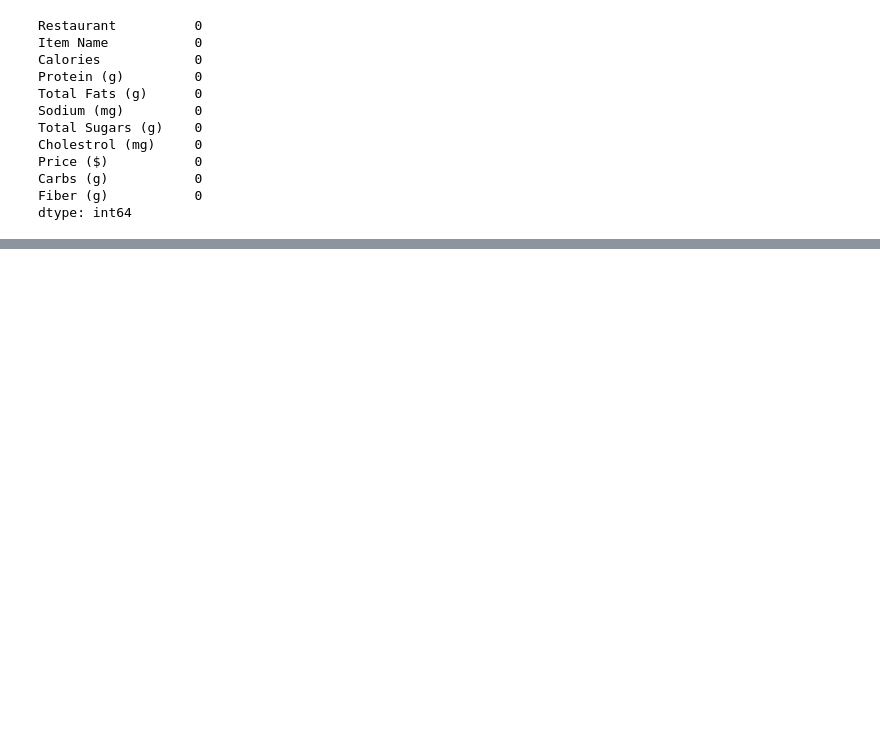
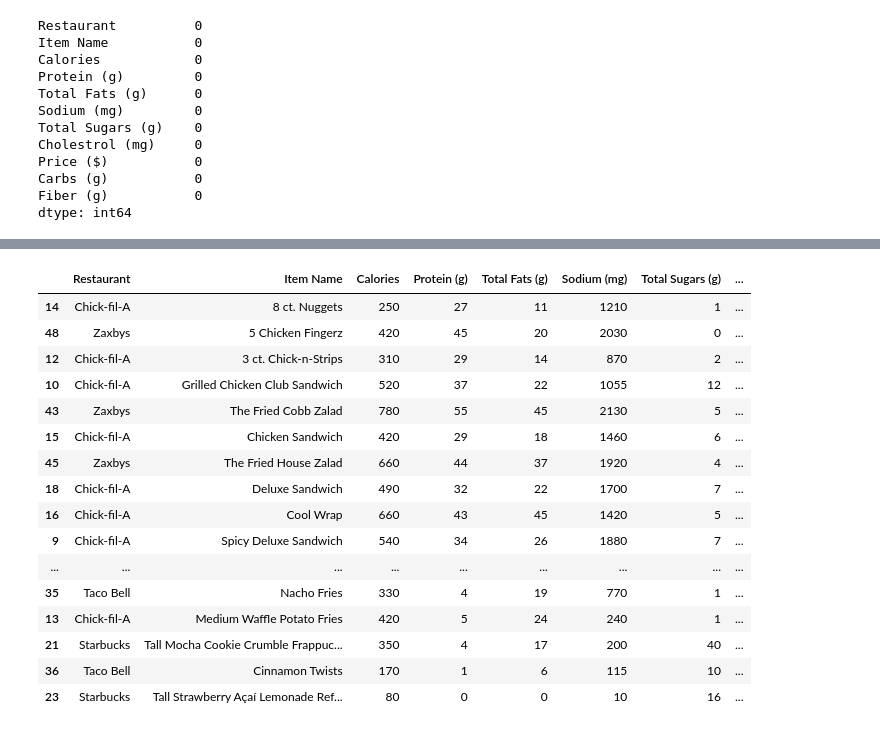
Before and after one commit to Mikayla-ds2/fast-food-macros, a Jupyter notebook: fast food workbook.ipynb, the cells around one changed output, grey strips where cells are left out. Cells and saved outputs as stored; diff of their text form; code cells hidden in the pictures; blank space fills up the shorter version.

```diff
--- a/fast food workbook.ipynb
+++ b/fast food workbook.ipynb
@@ -66,0 +170,22 @@ df.
+# %%
+df['Protein_per_Calorie'] = df['Protein (g)'] / df['Calories ']
+# %%
+df.sort_values(['Protein_per_Calorie'], ascending=False)
+# %% [output]
+|  | Restaurant | Item Name | Calories | Protein (g) | Total Fats (g) | Sodium (mg) | Total Sugars (g) | ... |
+| 14 | Chick-fil-A | 8 ct. Nuggets | 250 | 27 | 11 | 1210 | 1 | ... |
+| 48 | Zaxbys | 5 Chicken Fingerz | 420 | 45 | 20 | 2030 | 0 | ... |
+| 12 | Chick-fil-A | 3 ct. Chick-n-Strips | 310 | 29 | 14 | 870 | 2 | ... |
+| 10 | Chick-fil-A | Grilled Chicken Club Sandwich | 520 | 37 | 22 | 1055 | 12 | ... |
+| 43 | Zaxbys | The Fried Cobb Zalad | 780 | 55 | 45 | 2130 | 5 | ... |
+| 15 | Chick-fil-A | Chicken Sandwich | 420 | 29 | 18 | 1460 | 6 | ... |
+| 45 | Zaxbys | The Fried House Zalad | 660 | 44 | 37 | 1920 | 4 | ... |
+| 18 | Chick-fil-A | Deluxe Sandwich | 490 | 32 | 22 | 1700 | 7 | ... |
+| 16 | Chick-fil-A | Cool Wrap | 660 | 43 | 45 | 1420 | 5 | ... |
+| 9 | Chick-fil-A | Spicy Deluxe Sandwich | 540 | 34 | 26 | 1880 | 7 | ... |
+| ... | ... | ... | ... | ... | ... | ... | ... | ... |
+| 35 | Taco Bell | Nacho Fries | 330 | 4 | 19 | 770 | 1 | ... |
+| 13 | Chick-fil-A | Medium Waffle Potato Fries | 420 | 5 | 24 | 240 | 1 | ... |
+| 21 | Starbucks | Tall Mocha Cookie Crumble Frappuc... | 350 | 4 | 17 | 200 | 40 | ... |
+| 36 | Taco Bell | Cinnamon Twists | 170 | 1 | 6 | 115 | 10 | ... |
+| 23 | Starbucks | Tall Strawberry Açaí Lemonade Ref... | 80 | 0 | 0 | 10 | 16 | ... |
```
Also changed, not shown: parts of 9 cells of this notebook.
